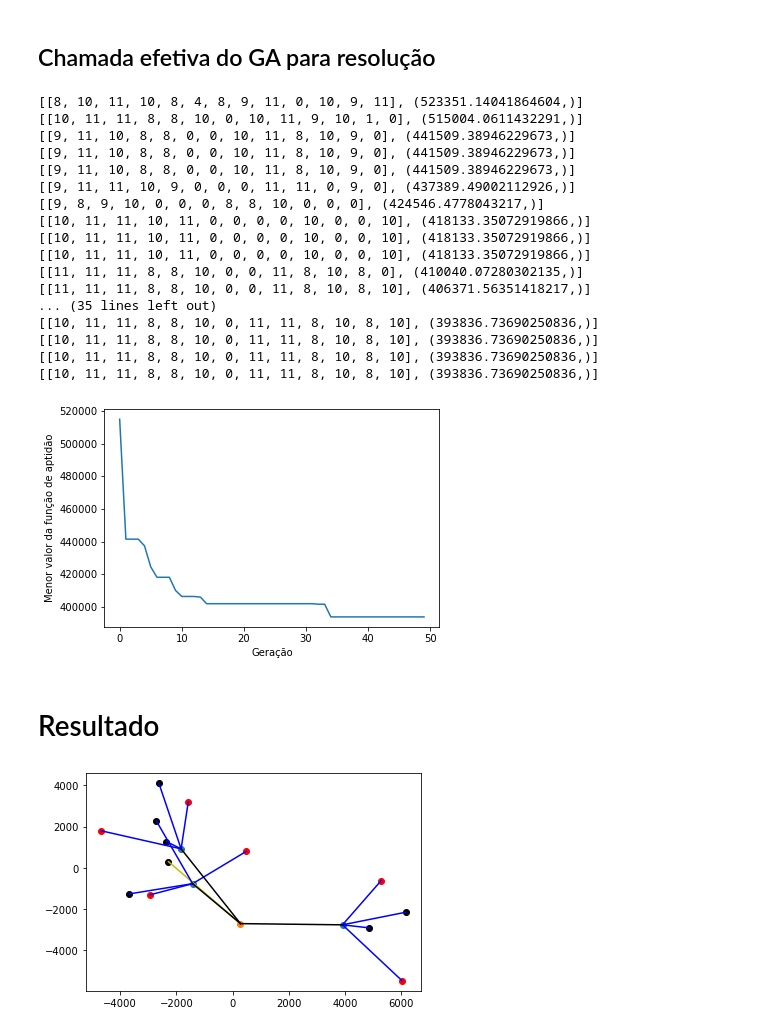
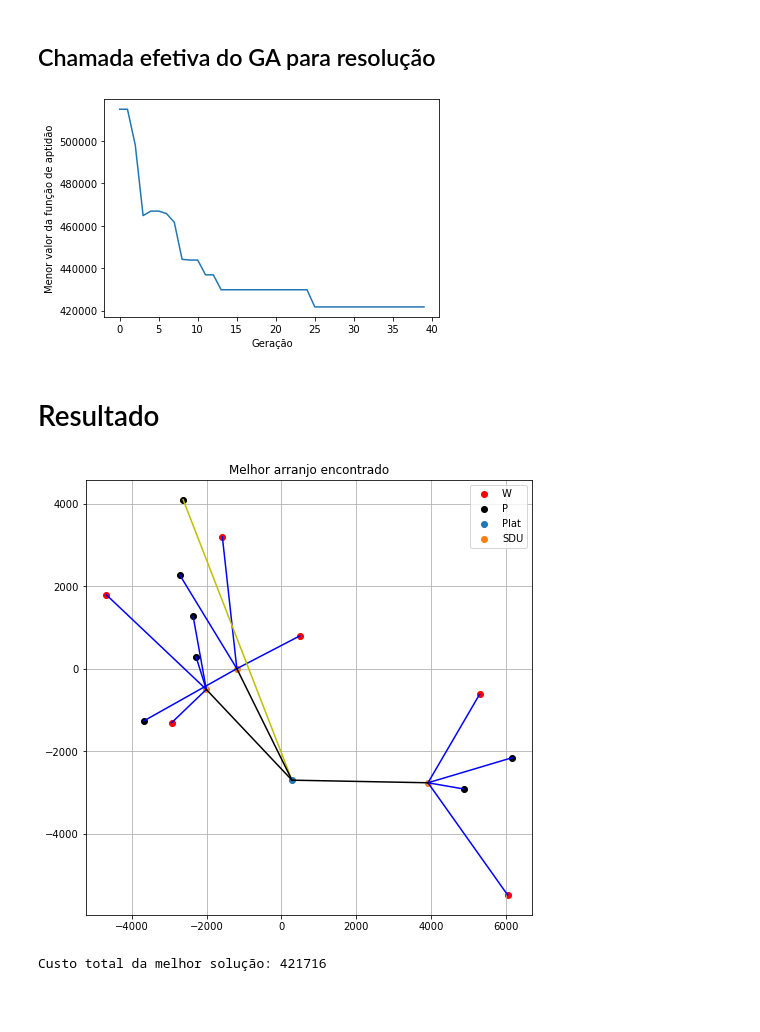
Before and after one commit to paulovsrd/seletor_subsea, a Jupyter notebook: seletorSUB_v4.ipynb, the cells around one changed output. Saved outputs shown, nothing was run; the diff lists cells and outputs as text; code cells hidden in the pictures; blank space fills up the shorter version.

```diff
--- a/seletorSUB_v4.ipynb
+++ b/seletorSUB_v4.ipynb
@@ -345,21 +345,20 @@ toolbox.register("select", tools.selTournament, tournsize=3)
 # %% [markdown]
 ## Chamada efetiva do GA para resolução
 # %%
-n_populacao = 100
+n_populacao = 120
 popula = toolbox.population(n=n_populacao)
 fits = list(map(toolbox.evaluate, popula))
 for ind,fit in zip(popula,fits):
     ind.fitness.values = fit
 
 bests=[]
-NGEN = 50
+NGEN = 40
 best_ever = tools.selBest(popula,1)[0]
 best_ever = [best_ever, best_ever.fitness.values]
-print(best_ever)
 
 for gen in range(NGEN):
     offspring = toolbox.select(popula,n_populacao)
-    offspring = algorithms.varAnd(offspring, toolbox, cxpb=0.6, mutpb=0.2)
+    offspring = algorithms.varAnd(offspring, toolbox, cxpb=0.6, mutpb=0.3)
 
     fits = list(map(toolbox.evaluate, offspring))
     for ind,fit in zip(offspring, fits):
@@ -369,61 +368,50 @@ for gen in range(NGEN):
     if best.fitness.values < best_ever[1]:
         best_ever = [best, best.fitness.values]
     bests.append(best.fitness.values)
-    print(best_ever)
-    #print('Best: %s, %s' % (best,best.fitness.values))
+    #print(best_ever)
 
 melhorcusto = CustoTotal(best_ever[0],final=True)[0]
-#manif.drop(manif[manif['X']==0].index, inplace=True)
-# %% [output]
-[[8, 10, 11, 10, 8, 4, 8, 9, 11, 0, 10, 9, 11], (523351.14041864604,)]
-[[10, 11, 11, 8, 8, 10, 0, 10, 11, 9, 10, 1, 0], (515004.0611432291,)]
-[[9, 11, 10, 8, 8, 0, 0, 10, 11, 8, 10, 9, 0], (441509.38946229673,)]
-[[9, 11, 10, 8, 8, 0, 0, 10, 11, 8, 10, 9, 0], (441509.38946229673,)]
-[[9, 11, 10, 8, 8, 0, 0, 10, 11, 8, 10, 9, 0], (441509.38946229673,)]
-[[9, 11, 11, 10, 9, 0, 0, 0, 11, 11, 0, 9, 0], (437389.49002112926,)]
-[[9, 8, 9, 10, 0, 0, 0, 8, 8, 10, 0, 0, 0], (424546.4778043217,)]
-[[10, 11, 11, 10, 11, 0, 0, 0, 0, 10, 0, 0, 10], (418133.35072919866,)]
-[[10, 11, 11, 10, 11, 0, 0, 0, 0, 10, 0, 0, 10], (418133.35072919866,)]
-[[10, 11, 11, 10, 11, 0, 0, 0, 0, 10, 0, 0, 10], (418133.35072919866,)]
-[[11, 11, 11, 8, 8, 10, 0, 0, 11, 8, 10, 8, 0], (410040.07280302135,)]
-[[11, 11, 11, 8, 8, 10, 0, 0, 11, 8, 10, 8, 10], (406371.56351418217,)]
-... (35 lines left out)
-[[10, 11, 11, 8, 8, 10, 0, 11, 11, 8, 10, 8, 10], (393836.73690250836,)]
-[[10, 11, 11, 8, 8, 10, 0, 11, 11, 8, 10, 8, 10], (393836.73690250836,)]
-[[10, 11, 11, 8, 8, 10, 0, 11, 11, 8, 10, 8, 10], (393836.73690250836,)]
-[[10, 11, 11, 8, 8, 10, 0, 11, 11, 8, 10, 8, 10], (393836.73690250836,)]
 # %%
 plt.plot(bests)
 plt.ylabel('Menor valor da função de aptidão')
 plt.xlabel('Geração')
 plt.show()
 # %% [output]
-[figure, old version]
+[figure, new version]
 # %% [markdown]
 # Resultado
 # %%
+plt.figure(figsize=(8,8))
 manifplot = manif.drop(manif[manif['X']==0].index, inplace=False)
 coresP = {'P':'k', 'W':'r', 'A':'r'}
 for g in pd.unique(pocos['Tipo']):
     toplot = pocos[pocos['Tipo']==g]
-    plt.scatter(toplot['X'],toplot['Y'], color=coresP[g])
+    plt.scatter(toplot['X'],toplot['Y'], color=coresP[g], label=g)
 #plt.scatter(pocos['X'],pocos['Y'], color=coresP[pocos['Tipo']])
-plt.scatter(manifplot.loc[1:,'X'],manifplot.loc[1:,'Y'])
-plt.scatter(manifplot.at[0,'X'],manifplot.at[0,'Y'])
+for g in pd.unique(manifplot['Tipo']):
+    toplot = manifplot[manifplot['Tipo']==g]
+    plt.scatter(toplot['X'],toplot['Y'], label=g)
+#plt.scatter(manifplot.loc[1:,'X'],manifplot.loc[1:,'Y'])
+#plt.scatter(manifplot.at[0,'X'],manifplot.at[0,'Y'])
 coresM = {'MSGL':'g', 'SDU':'b', 'MSIAG':'r', 'Plat':'y'}
 for poco,manifold in enumerate(best_ever[0]):
     ponto1 = list(pocos.loc[poco,['X','Y']])
     ponto2 = list(manifplot.loc[manifold,['X','Y']])
     plt.plot([ponto1[0],ponto2[0]],[ponto1[1],ponto2[1]],color=coresM[manifplot.at[manifold,'Tipo']])
 for manifold,dados in manifplot.iterrows():
     if manifold==0:
         ponto1 = list(dados.loc[['X','Y']])
     else:
         ponto2 = list(dados.loc[['X','Y']])
         plt.plot([ponto1[0],ponto2[0]],[ponto1[1],ponto2[1]],color='k')
+plt.title('Melhor arranjo encontrado')
+plt.grid(True)
+plt.legend()
 plt.show()
+print('Custo total da melhor solução: %d' %(melhorcusto))
 # %% [output]
-[figure, old version]
+[figure, new version]
+Custo total da melhor solução: 421716
 # %%
 manifplot
 # %% [output]
```
Also changed, not shown: parts of 15 cells of this notebook.
